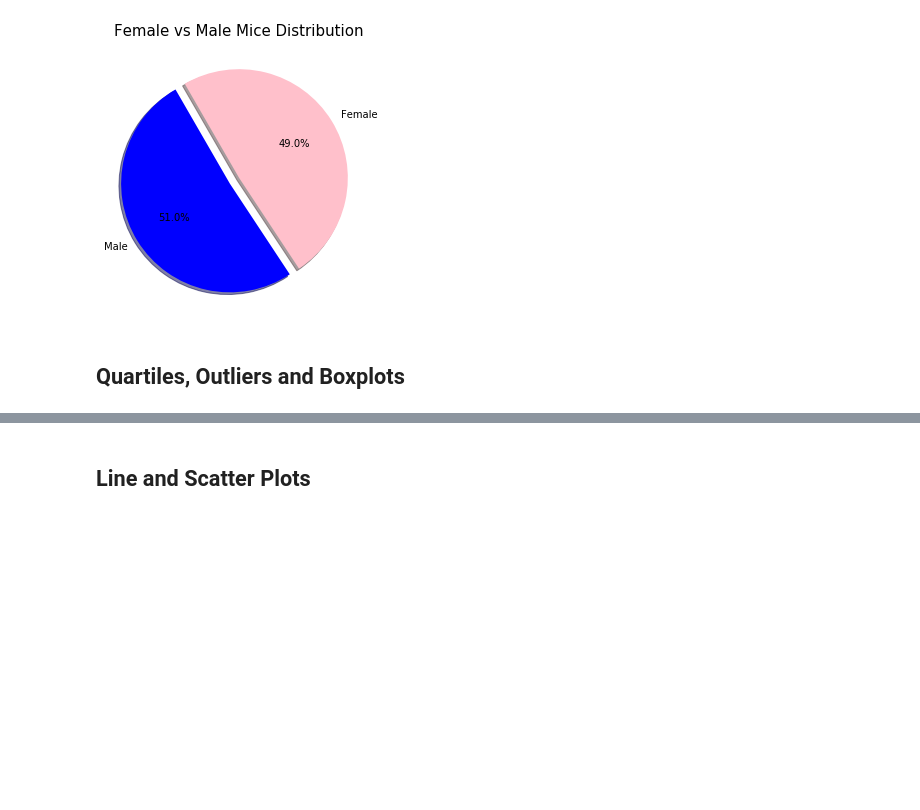
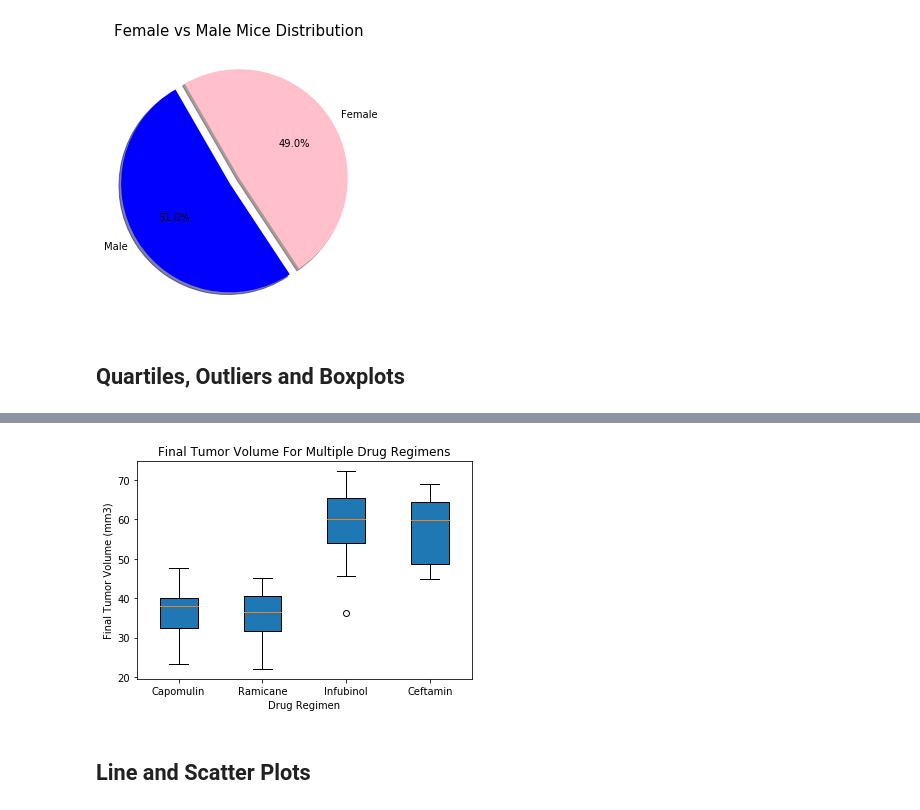
Before and after one commit to UoT-Bootcamp/Python-Matplotlib-Challenge, a Jupyter notebook: 05-Matplotlib_Homework_Instructions_Pymaceuticals_pymaceuticals_starter.ipynb, the cells around one changed output, grey strips where cells are left out. Drawn from its saved outputs; the diff is of its cells as text; code cells hidden in the pictures; blank space fills up the shorter version.

```diff
--- a/05-Matplotlib_Homework_Instructions_Pymaceuticals_pymaceuticals_starter.ipynb
+++ b/05-Matplotlib_Homework_Instructions_Pymaceuticals_pymaceuticals_starter.ipynb
@@ -394,18 +286,0 @@ NameError: name 'capomulin_merge' is not defined
-# %%
-# Put treatments into a list for for loop (and later for plot labels)
-treatments = ["Capomulin", "Ramicane", "Infubinol", "Ceftamin"]
-
-# # Create empty list to fill with tumor vol data (for plotting)
-tumor_vol_list = []
-
-# # Calculate the IQR and quantitatively determine if there are any potential outliers.
-for treatment in treatments:
-
-    # Locate the rows which contain mice on each drug and get the tumor volumes
-    tumor_vol_treatment = clean_df.loc[(final_tumor_vol["Drug Regimen"] == treatment), final_tumor_vol["Tumor Volume (mm3)"]]
-
-    # add subset
-    tumor_vol_list.append(tumor_vol_treatment)
-
-#     # Determine outliers using upper and lower bounds
-# tumor_vol_list
@@ -414,5 +307,15 @@ NameError: name 'final_tumor_vol' is not defined
 # %%
 # Generate a box plot of the final tumor volume of each mouse across four regimens of interest
+# ticks = []
+plt.boxplot(tumor_vol_list, labels = treatments, manage_ticks = True, patch_artist = True)
+plt.title("Final Tumor Volume For Multiple Drug Regimens")
+plt.xlabel("Drug Regimen")
+plt.ylabel("Final Tumor Volume (mm3)")
+# plt.label(treatment)
+# plt.xticks(treatments)
+plt.show()
+# %% [output]
+[figure, added]
 # %% [markdown]
 ## Line and Scatter Plots
 # %%
```
Also changed, not shown: parts of 30 cells of this notebook.
